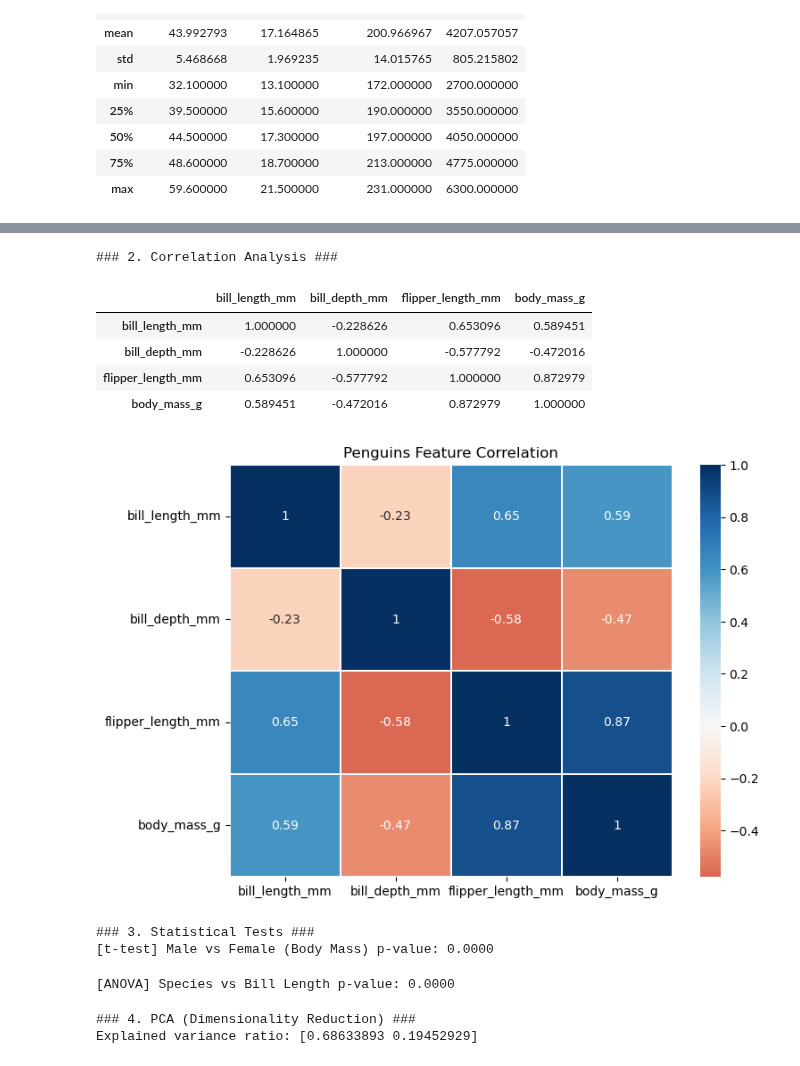
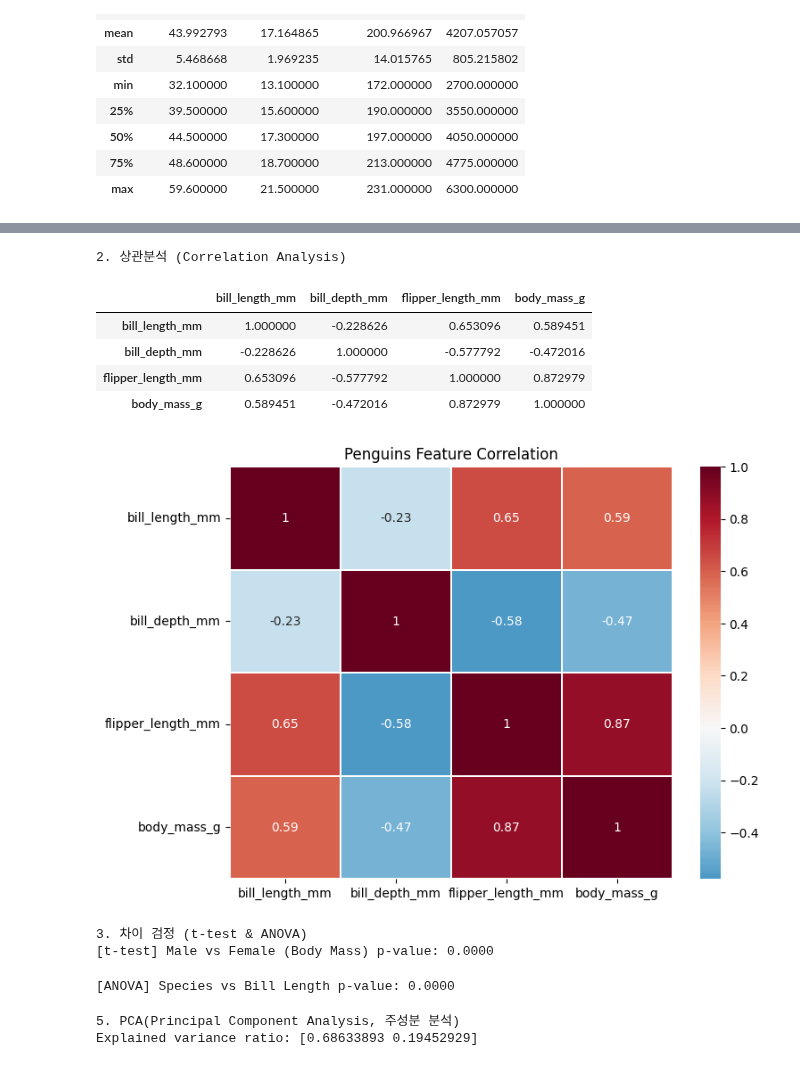
Before and after one commit to sungback/ML01, a Jupyter notebook: day2/day2-2-penguins.ipynb, the cells around one changed output, grey strips where cells are left out. Drawn from its saved outputs; the diff is of its cells as text; code cells hidden in the pictures.

```diff
--- a/day2/day2-2-penguins.ipynb
+++ b/day2/day2-2-penguins.ipynb
@@ -74,14 +67,11 @@ plt.show()
 # %%
-# ---------------------------------------------------------
-# 3. 상관분석 (Correlation Analysis)
-# ---------------------------------------------------------
-print("\n### 2. Correlation Analysis ###")
+print("2. 상관분석 (Correlation Analysis)")
 # 수치형 데이터만 선택
 numeric_df = df.select_dtypes(include=[np.number])
 corr = numeric_df.corr()
 corr
 # %% [output]
-### 2. Correlation Analysis ###
+2. 상관분석 (Correlation Analysis)
 |  | bill_length_mm | bill_depth_mm | flipper_length_mm | body_mass_g |
 | bill_length_mm | 1.000000 | -0.228626 | 0.653096 | 0.589451 |
 | bill_depth_mm | -0.228626 | 1.000000 | -0.577792 | -0.472016 |
@@ -90,24 +80,20 @@ corr
 # %%
 # 히트맵 시각화
 plt.figure(figsize=(8, 6))
-sns.heatmap(corr, annot=True, cmap='RdBu', center=0, linewidths=0.1)
+sns.heatmap(corr, annot=True, cmap='RdBu_r', center=0, linewidths=0.1)
 plt.title("Penguins Feature Correlation")
 plt.show()
 # %% [output]
-[figure, old version]
+[figure, new version]
 # %%
-# ---------------------------------------------------------
-# 4. 차이 검정 (t-test & ANOVA)
-# ---------------------------------------------------------
-print("\n### 3. Statistical Tests ###")
-
+print("3. 차이 검정 (t-test & ANOVA)")
 # [t-test] 성별(Male vs Female)에 따른 몸무게(body_mass_g) 차이
 male_weight = df[df['sex'] == 'Male']['body_mass_g']
 female_weight = df[df['sex'] == 'Female']['body_mass_g']
 t_stat, p_val_t = stats.ttest_ind(male_weight, female_weight)
 print(f"[t-test] Male vs Female (Body Mass) p-value: {p_val_t:.4f}")
 # %% [output]
-### 3. Statistical Tests ###
+3. 차이 검정 (t-test & ANOVA)
 [t-test] Male vs Female (Body Mass) p-value: 0.0000
 # %%
 # [ANOVA] 3가지 종(Adelie, Chinstrap, Gentoo) 간의 부리 길이(bill_length_mm) 차이
@@ -117,11 +103,8 @@ print(f"[ANOVA] Species vs Bill Length p-value: {p_val_f:.4f}")
 # %% [output]
 [ANOVA] Species vs Bill Length p-value: 0.0000
 # %%
-# ---------------------------------------------------------
-# 5. PCA (주성분 분석)
-# ---------------------------------------------------------
-print("\n### 4. PCA (Dimensionality Reduction) ###")
-# 수치형 데이터 표준화
+print("5. PCA(Principal Component Analysis, 주성분 분석)")
+# 수치형 데이터 표준화, 부리 길이, 부리 높이, 날개(지느러미) 길이, 몸무게
 x = df[['bill_length_mm', 'bill_depth_mm', 'flipper_length_mm', 'body_mass_g']]
 x_scaled = StandardScaler().fit_transform(x)
 
@@ -133,7 +116,7 @@ df_pca['species'] = df['species'].values
 
 print(f"Explained variance ratio: {pca.explained_variance_ratio_}")
 # %% [output]
-### 4. PCA (Dimensionality Reduction) ###
+5. PCA(Principal Component Analysis, 주성분 분석)
 Explained variance ratio: [0.68633893 0.19452929]
 # %%
 # PCA 결과 시각화
```
Also changed, not shown: parts of 3 cells of this notebook, 5 other files.
